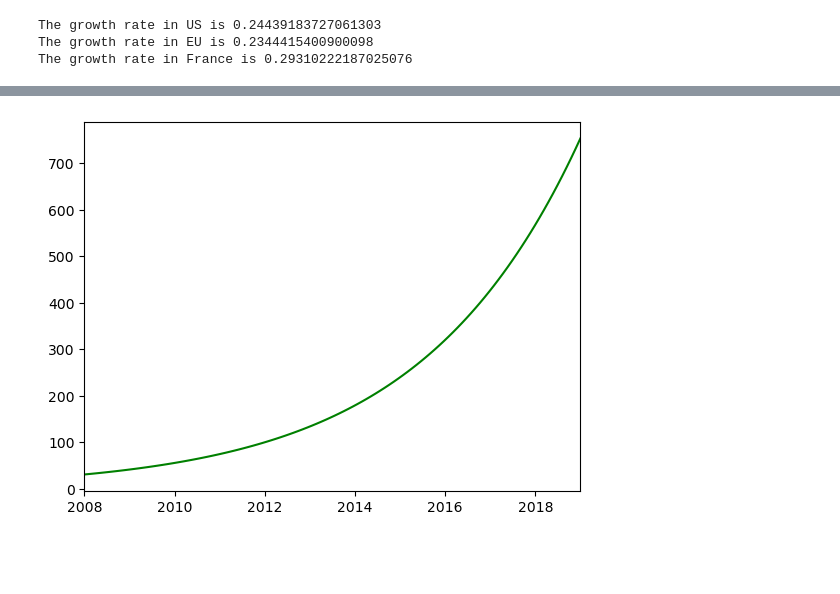
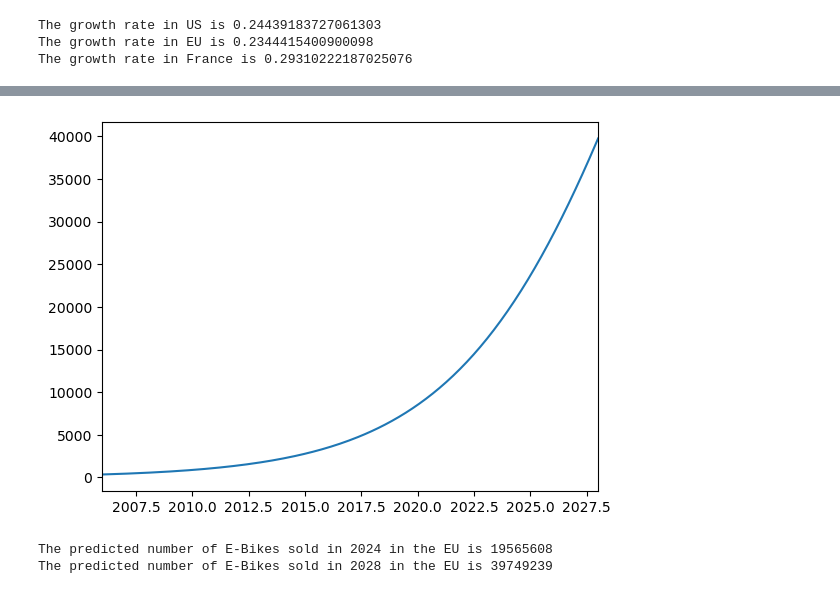
Before and after one commit to hachoj/FinalM3C_EBikes, a Jupyter notebook: Finding Growth Rate.ipynb, the cells around one changed output, grey strips where cells are left out. Saved outputs shown, nothing was run; the diff lists cells and outputs as text; code cells hidden in the pictures; blank space fills up the shorter version.

```diff
--- a/Finding Growth Rate.ipynb
+++ b/Finding Growth Rate.ipynb
@@ -70,9 +66,13 @@ plt.show()
-# %%
-x_axis_france = np.linspace(2008, 2019, 110)
-y_axis_france = (18600)/(1+math.e**(-1*curve_fit_france[0]*(x_axis_france-2029.8)))
-ax = plt.axes()
-ax.set_xlim(2008, 2019)
-plt.plot(x_axis_france, y_axis_france, 'g')
-plt.show()
-# %% [output]
-[figure, removed]
+# %%
+x_axis_eu = np.linspace(2006, 2028, 220)
+y_axis_eu = (118200)/(1+math.e**(-1*curve_fit_eu[0]*(x_axis_eu-2030.9)))
+ax = plt.axes()
+ax.set_xlim(2006, 2028)
+plt.plot(x_axis_eu, y_axis_eu)
+plt.show()
+print(f'The predicted number of E-Bikes sold in 2024 in the EU is {int(1000*((118200)/(1+math.e**(-1*curve_fit_eu[0]*(2024-2030.9)))))}')
+print(f'The predicted number of E-Bikes sold in 2028 in the EU is {int(1000*((118200)/(1+math.e**(-1*curve_fit_eu[0]*(2028-2030.9)))))}')
+# %% [output]
+[figure, added]
+The predicted number of E-Bikes sold in 2024 in the EU is 19565608
+The predicted number of E-Bikes sold in 2028 in the EU is 39749239
```
Also changed, not shown: parts of 3 cells of this notebook.
